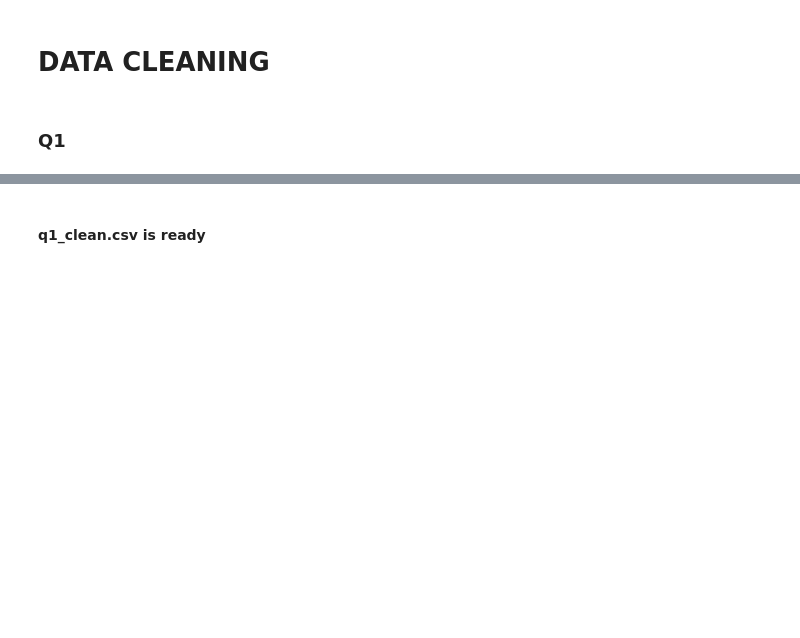
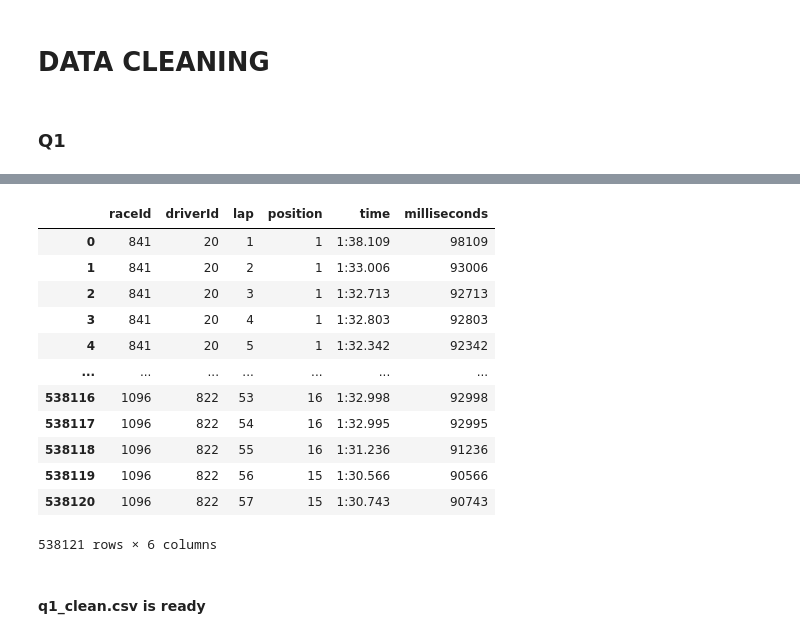
Before and after one commit to jiyeonsongg/f1-data-visualization-d3js, a Jupyter notebook: cleaning.ipynb, the cells around one changed output, grey strips where cells are left out. Drawn from its saved outputs; the diff is of its cells as text; code cells hidden in the pictures; blank space fills up the shorter version.

```diff
--- a/cleaning.ipynb
+++ b/cleaning.ipynb
@@ -69,0 +30,16 @@ merge_q1
+# %%
+lap
+# %% [output]
+|  | raceId | driverId | lap | position | time | milliseconds |
+| 0 | 841 | 20 | 1 | 1 | 1:38.109 | 98109 |
+| 1 | 841 | 20 | 2 | 1 | 1:33.006 | 93006 |
+| 2 | 841 | 20 | 3 | 1 | 1:32.713 | 92713 |
+| 3 | 841 | 20 | 4 | 1 | 1:32.803 | 92803 |
+| 4 | 841 | 20 | 5 | 1 | 1:32.342 | 92342 |
+| ... | ... | ... | ... | ... | ... | ... |
+| 538116 | 1096 | 822 | 53 | 16 | 1:32.998 | 92998 |
+| 538117 | 1096 | 822 | 54 | 16 | 1:32.995 | 92995 |
+| 538118 | 1096 | 822 | 55 | 16 | 1:31.236 | 91236 |
+| 538119 | 1096 | 822 | 56 | 15 | 1:30.566 | 90566 |
+| 538120 | 1096 | 822 | 57 | 15 | 1:30.743 | 90743 |
+538121 rows × 6 columns
```
Also changed, not shown: parts of 12 cells of this notebook, 5 other files.
